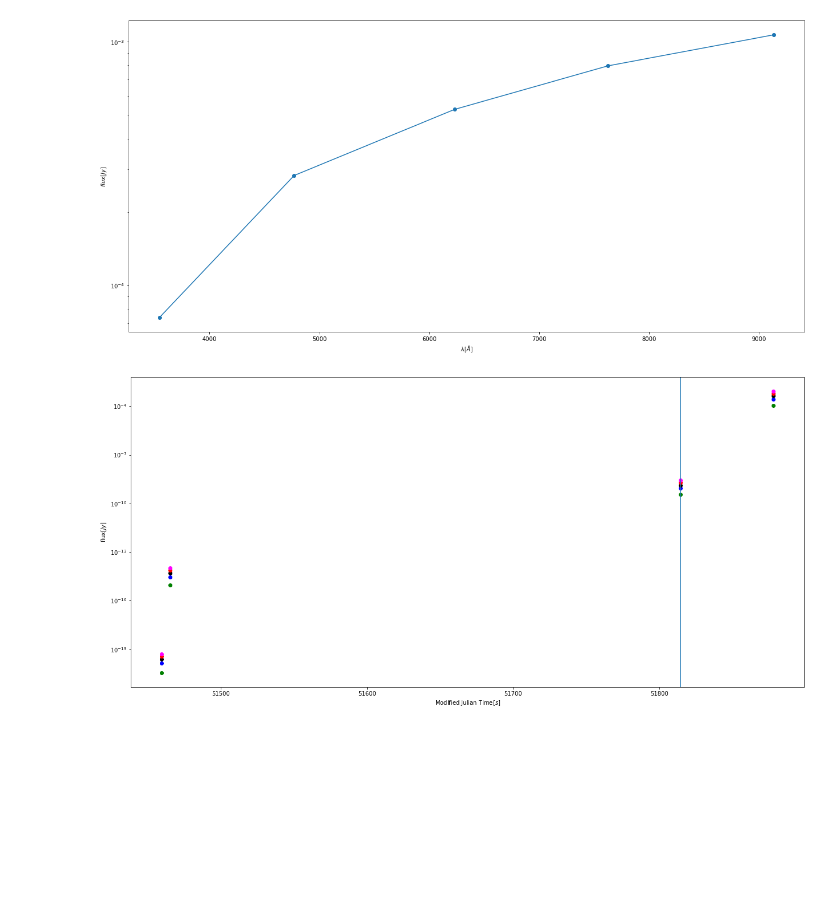
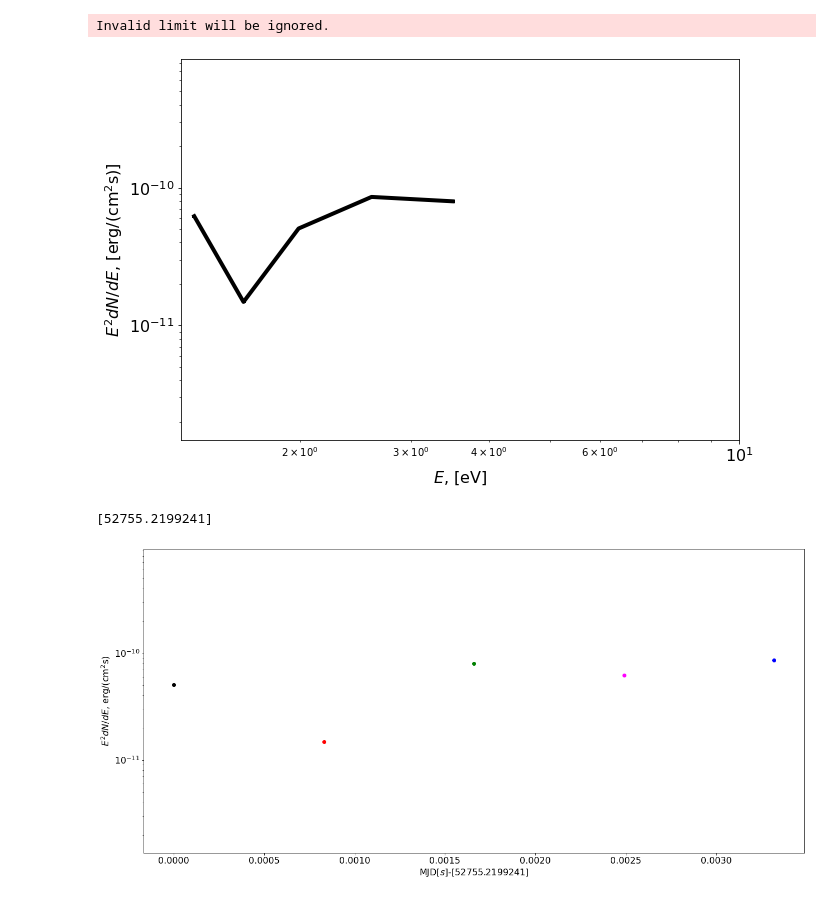
Before and after one commit to volodymyrss/renku-aqs-test-case-obsolete, a Jupyter notebook: final.ipynb, the cells around one changed output. Drawn from its saved outputs; the diff is of its cells as text; code cells hidden in the pictures; blank space fills up the shorter version.

```diff
--- a/final.ipynb
+++ b/final.ipynb
@@ -26,7 +26,7 @@ MODE=1 # only primary
 # MODE=2 # only secondary
 
 nano_maggies_to_Jy = 3631 * 10**-9 # constant of conversion
-cspeedlight = 2.99792458e-10
+cspeedlight = 2.99792458e10
 Jy_to_cgs = 1e-23
 
 if not(os.path.isdir('figs')):
@@ -39,7 +39,7 @@ dec=Angle('+14d50m23.3s',unit='hourangle').degree
 name_input = "Mrk 421" # name of the object; if empty coordinates are used
 ra_deg_input = ra  # ra in degree
 dec_deg_input = dec # dec in degree
-radius_input = 2.0 # arcmin
+radius_input = 3.0 # arcmin
 plotsky_flag= True
 band='u' #  it can be 'u','g','r','i','z'
 plotspectrum_flag=True
@@ -153,5 +170,4 @@ flag1=pplot(query, ra_degree, dec_degree)
 # %%
-
 def plot_spectrum(qquery):
     if qquery==None:
         return -1
@@ -164,7 +180,9 @@ def plot_spectrum(qquery):
     # Red (r) 6231
     # Near Infrared (i) 7625
     # Infrared (z) 9134
-    plt.figure(figsize=(10.*(1.+np.sqrt(5.)*0.5),10.))
+    plt.figure(figsize=(10,7))
+
+    #plt.figure(figsize=(10.*(1.+np.sqrt(5.)*0.5),10.))
     sep=np.array([])
     for i in range(len(qquery['run'])):
         rai    = qquery['ra'][i]
@@ -172,34 +190,43 @@ def plot_spectrum(qquery):
         coordi = SkyCoord(Angle(rai, unit='degree').degree, Angle(deci, unit='degree').degree, unit='deg')
         sep=np.append(sep,source.separation(coordi).arcmin)
     index=np.argmin(sep)
     label=['u','g','r','i','z']
     wavelength = np.array([filters[i] for i in label]) # in Angstroem
     wavelength = wavelength * 1e-8 # in cm
     frequency = cspeedlight / wavelength # in Hz
     energy = 4.1357e-15 * frequency # in eV
     #energy = 2.0 * np.pi * 6.67e-16 * frequency # in eV
     factor = Jy_to_cgs * frequency # conversion from Jy to erg/cm2s
 
     y1 = np.array([qquery['psfFlux_'+i][index] for i in label]) # in nanomaggies
     y1_err = np.array([1.0/np.sqrt(qquery['psfFluxIvar_'+i][index]) for i in label]) # in nanomaggies
 
     y = y1 * nano_maggies_to_Jy * factor # in erg/cm2s
     y_err = y1_err * nano_maggies_to_Jy*factor # in erc/cm2s
 
     plt.semilogy(energy, y)
     plt.errorbar(energy, y,y_err,color='black',linewidth=4)
     plt.tick_params(axis='both', which='major', labelsize=16)
 
     plt.xlabel('$E$, [eV]',fontsize=16)
     plt.ylabel('$E^2dN/dE$, [erg/(cm$^2$s)]',fontsize=16)
 
     #plt.xlabel('$\lambda[\AA]$',fontsize=16)
     #plt.ylabel('$flux[Jy]$',fontsize=16)
+    plt.xscale('log')
+    plt.yscale('log')
+    xlim=plt.xlim()
+    plt.xlim(10.0 * np.floor(xlim[0]/10),10.0*np.ceil(xlim[1]/10))
+    plt.ylim(np.min(y)/10.,np.max(y)*10)
+
+    plt.tick_params(axis='both', which='major', labelsize=16)
+
     plt.savefig("figs/figure_spectrum.png")
     return 0
 flag2=plot_spectrum(query)
 # %% [output]
+Invalid limit will be ignored.
-[figure, old version]
+[figure, new version]
 # %%
 def plot_time(qquery):
     if qquery==None:
@@ -223,7 +250,7 @@ def plot_time(qquery):
     label=['u','g','r','i','z']
     colors=['green', 'blue','black','red','magenta']
     filters={'u':3543, 'g':4770, 'r': 6231,'i':7625,'z':9134}
-    wavelength = np.array([filters['key'] for key in filters.keys()])# in Angstroem
+    wavelength = np.array([filters[key] for key in filters.keys()])# in Angstroem
     factor = Jy_to_cgs * cspeedlight / (wavelength * 1e-8) # converting factor for energy from Jy to erg/cm2s
 
     x = {}
@@ -255,16 +282,21 @@ def plot_time(qquery):
         #plt.scatter(t.value, y[lab],color=colors[i])
         plt.scatter(t-t0, y[lab],color=colors[i])
 
-    plt.axvline(MJD(x[lab][i_mode1]))
+    #plt.axvline(MJD(x[lab][i_mode1]))
     plt.tick_params(axis='both', which='major', labelsize=16)
-    plt.xlabel('MJD'+'$[s]$' +'-{:s}'.format(t0),fontsize=16)
-    plt.ylabel('flux'+'$[Jy]$',fontsize=16)
+    plt.xlabel('MJD'+'$[s]$' +'-'+str(t0),fontsize=16)
+    plt.ylabel('$E^2dN/dE$, erg/(cm$^2$s)', fontsize=16)
+
+    plt.yscale('log')
+    ylim=plt.ylim()
+    plt.ylim(ylim[0]/10.,ylim[1]*10)
 
     plt.savefig("figs/figure_time.png")
     return 0
 flag3=plot_time(query)
 # %% [output]
+[52755.2199241]
-[figure, old version]
+[figure, new version]
 # %%
 image1_filename = "./figs/figure_sky.png"
 message1 = 'Completed' if flag1==0 else 'Error'
```
Also changed, not shown: parts of 3 cells of this notebook.
